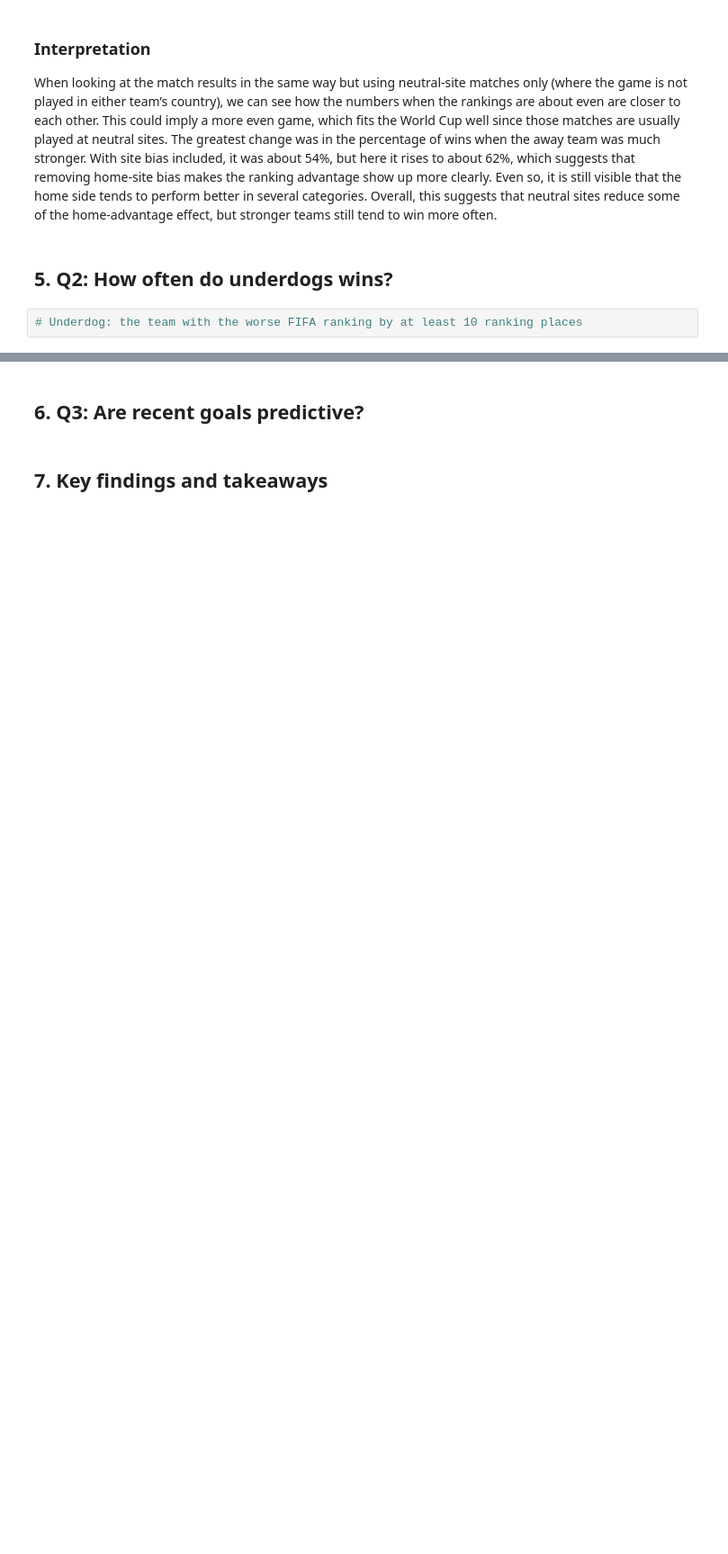
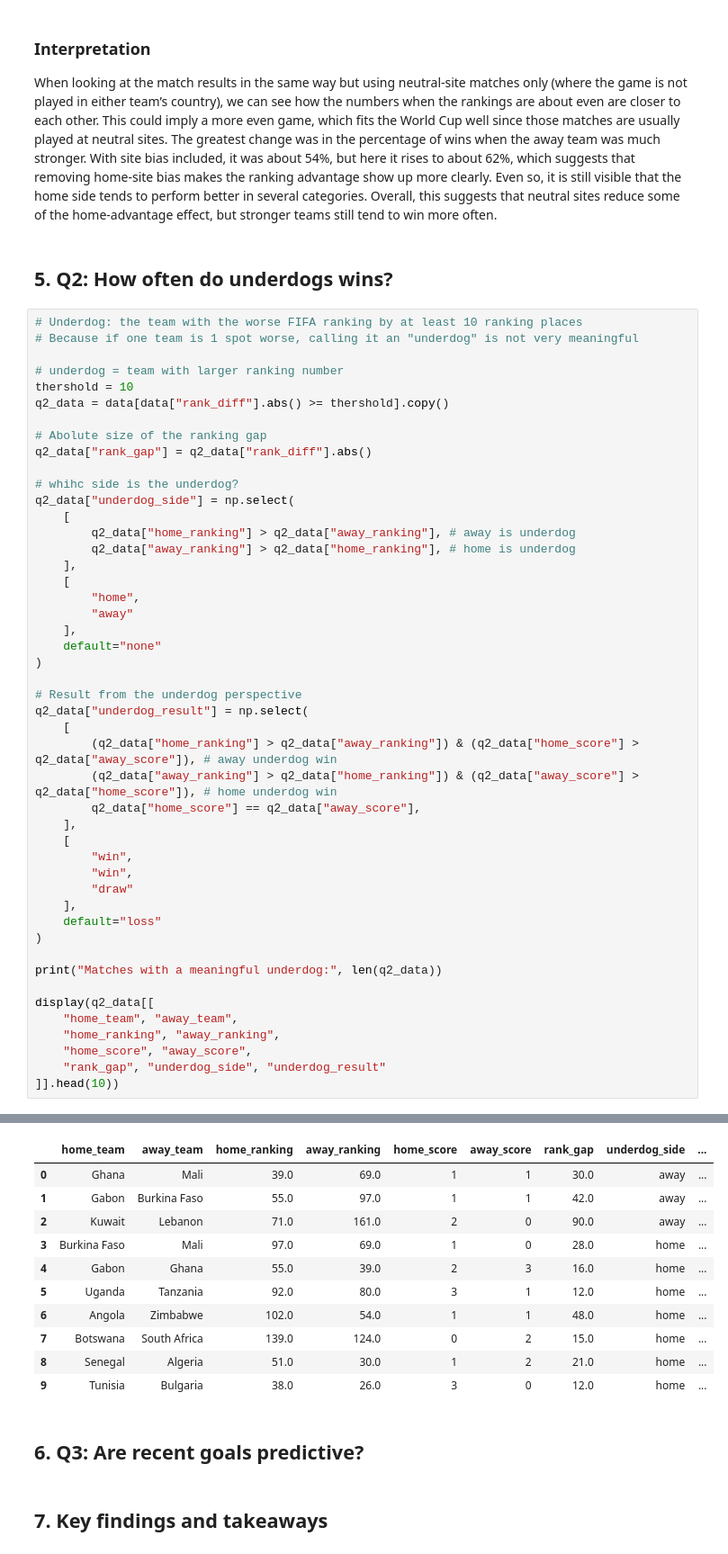
Before and after one commit to Alejandromarchesini12/fifa-worldcup-ml-simulation, a Jupyter notebook: notebooks/Phase2_Exploratory_Data_Analysis.ipynb, the cells around one changed output, grey strips where cells are left out. Shown at 90% size. Cells and saved outputs as stored; diff of their text form; blank space fills up the shorter version.

Commit message:
Underdog def + preliminary answer to Q2

```diff
--- a/notebooks/Phase2_Exploratory_Data_Analysis.ipynb
+++ b/notebooks/Phase2_Exploratory_Data_Analysis.ipynb
@@ -311,3 +311,49 @@ When looking at the match results in the same way but using neutral-site matches
 ## 5. Q2: How often do underdogs wins?
 # %%
 # Underdog: the team with the worse FIFA ranking by at least 10 ranking places
+# Because if one team is 1 spot worse, calling it an "underdog" is not very meaningful
+
+# underdog = team with larger ranking number
+thershold = 10
+q2_data = data[data["rank_diff"].abs() >= thershold].copy()
+
+# Abolute size of the ranking gap
+q2_data["rank_gap"] = q2_data["rank_diff"].abs()
+
+# whihc side is the underdog?
+q2_data["underdog_side"] = np.select(
+    [
+        q2_data["home_ranking"] > q2_data["away_ranking"], # away is underdog
+        q2_data["away_ranking"] > q2_data["home_ranking"], # home is underdog
+    ],
+    [
+        "home",
+        "away"
+    ],
+    default="none"
+)
+
+# Result from the underdog perspective
+q2_data["underdog_result"] = np.select(
+    [
+        (q2_data["home_ranking"] > q2_data["away_ranking"]) & (q2_data["home_score"] > q2_data["away_score"]), # away underdog win
+        (q2_data["away_ranking"] > q2_data["home_ranking"]) & (q2_data["away_score"] > q2_data["home_score"]), # home underdog win
+        q2_data["home_score"] == q2_data["away_score"],
+    ],
+    [
+        "win",
+        "win",
+        "draw"
+    ],
+    default="loss"
+)
+
+print("Matches with a meaningful underdog:", len(q2_data))
+
+display(q2_data[[
+    "home_team", "away_team",
+    "home_ranking", "away_ranking",
+    "home_score", "away_score",
+    "rank_gap", "underdog_side", "underdog_result"
+]].head(10))
+# %% [output]
@@ -314,3 +361,14 @@ When looking at the match results in the same way but using neutral-site matches
+|  | home_team | away_team | home_ranking | away_ranking | home_score | away_score | rank_gap | underdog_side | ... |
+| 0 | Ghana | Mali | 39.0 | 69.0 | 1 | 1 | 30.0 | away | ... |
+| 1 | Gabon | Burkina Faso | 55.0 | 97.0 | 1 | 1 | 42.0 | away | ... |
+| 2 | Kuwait | Lebanon | 71.0 | 161.0 | 2 | 0 | 90.0 | away | ... |
+| 3 | Burkina Faso | Mali | 97.0 | 69.0 | 1 | 0 | 28.0 | home | ... |
+| 4 | Gabon | Ghana | 55.0 | 39.0 | 2 | 3 | 16.0 | home | ... |
+| 5 | Uganda | Tanzania | 92.0 | 80.0 | 3 | 1 | 12.0 | home | ... |
+| 6 | Angola | Zimbabwe | 102.0 | 54.0 | 1 | 1 | 48.0 | home | ... |
+| 7 | Botswana | South Africa | 139.0 | 124.0 | 0 | 2 | 15.0 | home | ... |
+| 8 | Senegal | Algeria | 51.0 | 30.0 | 1 | 2 | 21.0 | home | ... |
+| 9 | Tunisia | Bulgaria | 38.0 | 26.0 | 3 | 0 | 12.0 | home | ... |
 # %% [markdown]
 ## 6. Q3: Are recent goals predictive?
 # %% [markdown]
```
Also changed, not shown: parts of 4 cells of this notebook.
